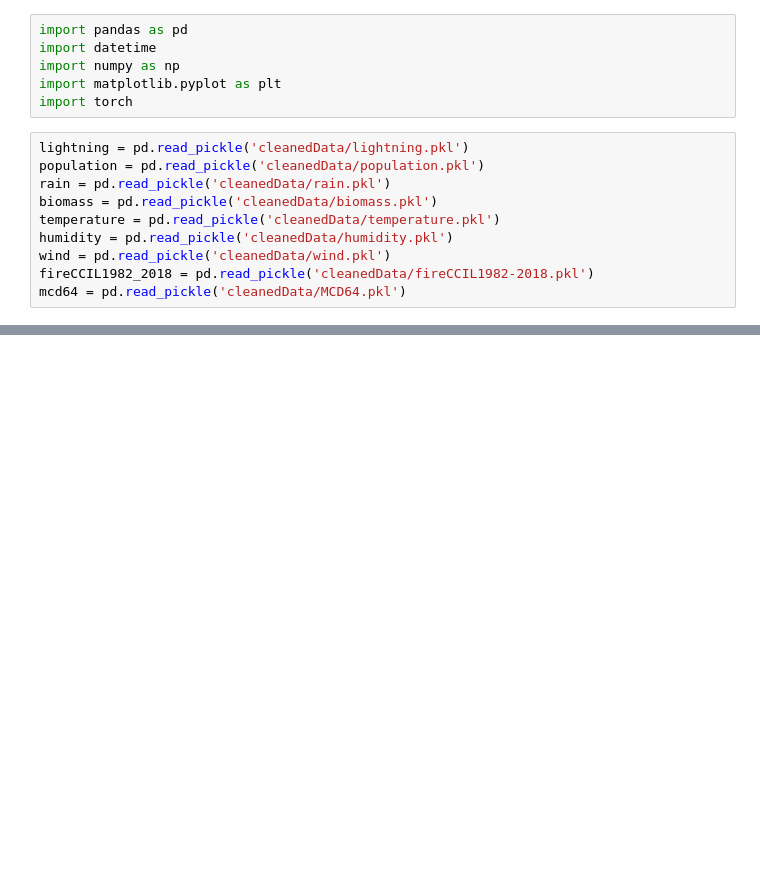
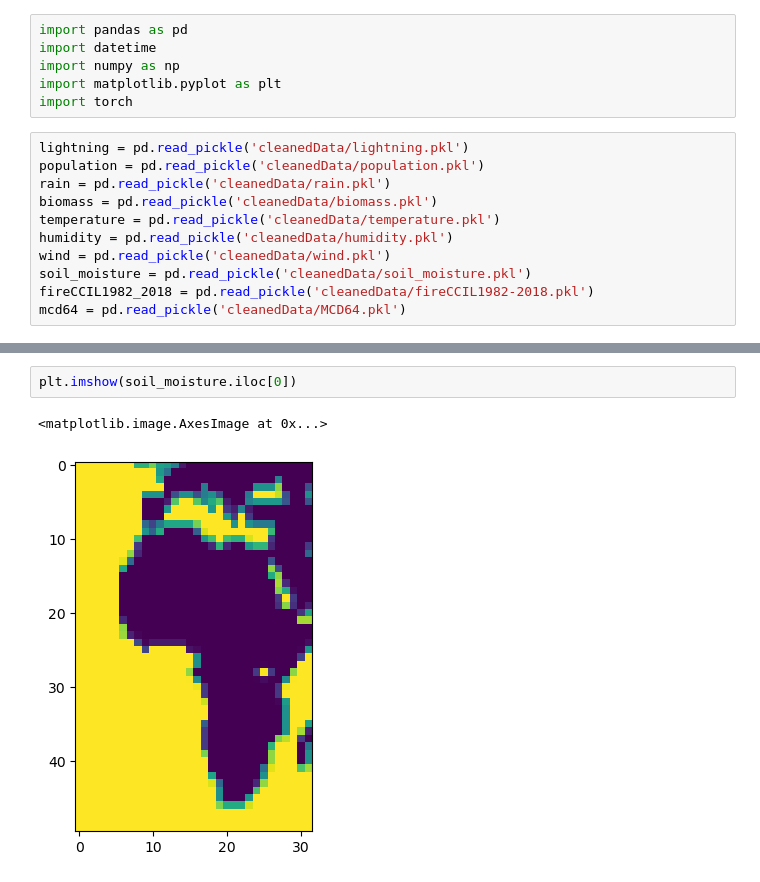
Before and after one commit to charliehuang09/SVAI, a Jupyter notebook: plot.ipynb, the cells around one changed output, grey strips where cells are left out. Cells and saved outputs as stored; diff of their text form; blank space fills up the shorter version.

```diff
--- a/plot.ipynb
+++ b/plot.ipynb
@@ -12,6 +12,7 @@ biomass = pd.read_pickle('cleanedData/biomass.pkl')
 temperature = pd.read_pickle('cleanedData/temperature.pkl')
 humidity = pd.read_pickle('cleanedData/humidity.pkl')
 wind = pd.read_pickle('cleanedData/wind.pkl')
+soil_moisture = pd.read_pickle('cleanedData/soil_moisture.pkl')
 fireCCIL1982_2018 = pd.read_pickle('cleanedData/fireCCIL1982-2018.pkl')
 mcd64 = pd.read_pickle('cleanedData/MCD64.pkl')
 # %%
@@ -175,3 +180,8 @@ plt.imshow(wind.iloc[0])
+# %%
+plt.imshow(soil_moisture.iloc[0])
+# %% [output]
+<matplotlib.image.AxesImage at 0x...>
+[figure, added]
 # %%
 fireCCIL1982_2018.head(-1)
 # %% [output]
```
Also changed, not shown: parts of 18 cells of this notebook, 11 other files.
